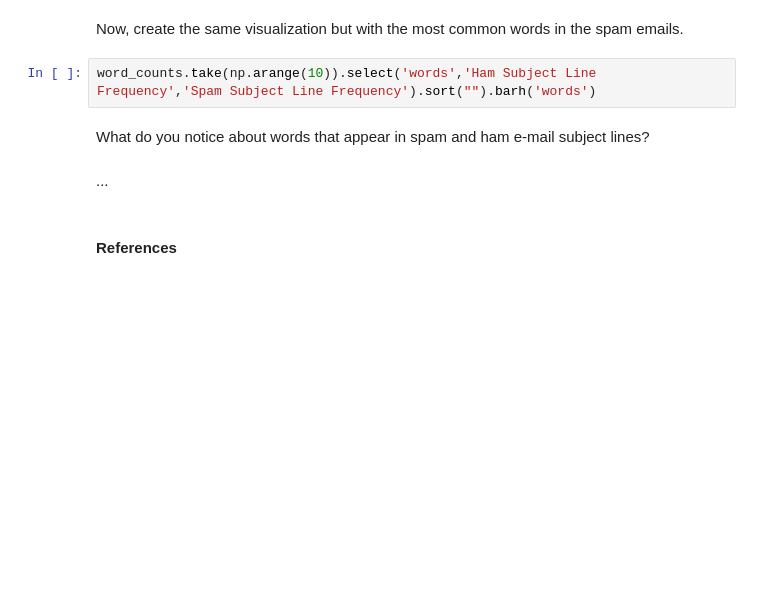
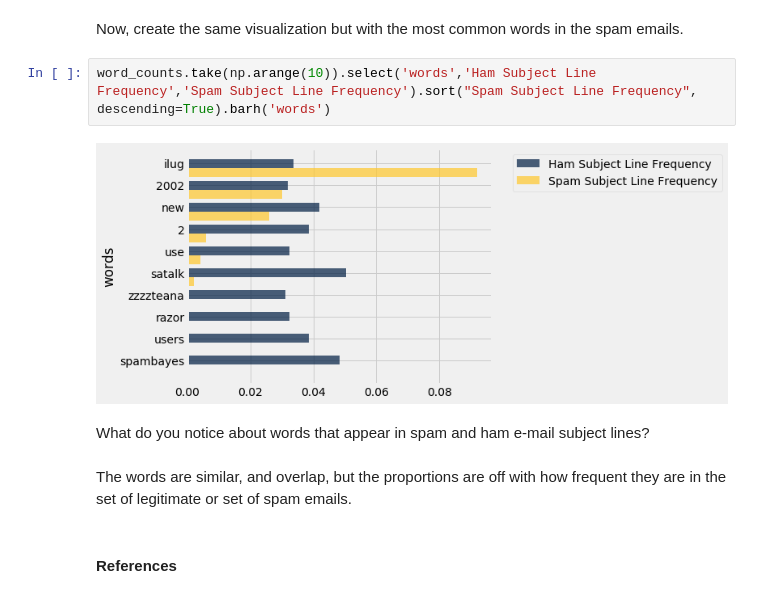
Before and after one commit to adtag4/data-science, a Jupyter notebook: Project/Project Math 377 Fall 18 Exploration (Block 1).ipynb, the cells around one changed output. Drawn from its saved outputs; the diff is of its cells as text; blank space fills up the shorter version.

```diff
--- a/Project/Project Math 377 Fall 18 Exploration (Block 1).ipynb
+++ b/Project/Project Math 377 Fall 18 Exploration (Block 1).ipynb
@@ -465,11 +465,13 @@ word_counts.take(np.arange(10)).select('words','Ham Subject Line Frequency','Spa
 # %% [markdown]
 Now, create the same visualization but with the most common words in the spam emails.
 # %%
-word_counts.take(np.arange(10)).select('words','Ham Subject Line Frequency','Spam Subject Line Frequency').sort("").barh('words')
+word_counts.take(np.arange(10)).select('words','Ham Subject Line Frequency','Spam Subject Line Frequency').sort("Spam Subject Line Frequency", descending=True).barh('words')
+# %% [output]
+[figure, added]
 # %% [markdown]
 What do you notice about words that appear in spam and ham e-mail subject lines?
-# %% [markdown]
-...
+# %% [markdown]
+The words are similar, and overlap, but the proportions are off with how frequent they are in the set of legitimate or set of spam emails.
 # %% [markdown]
 #### References
 # %% [markdown]
```
Also changed, not shown: 7 other files.
